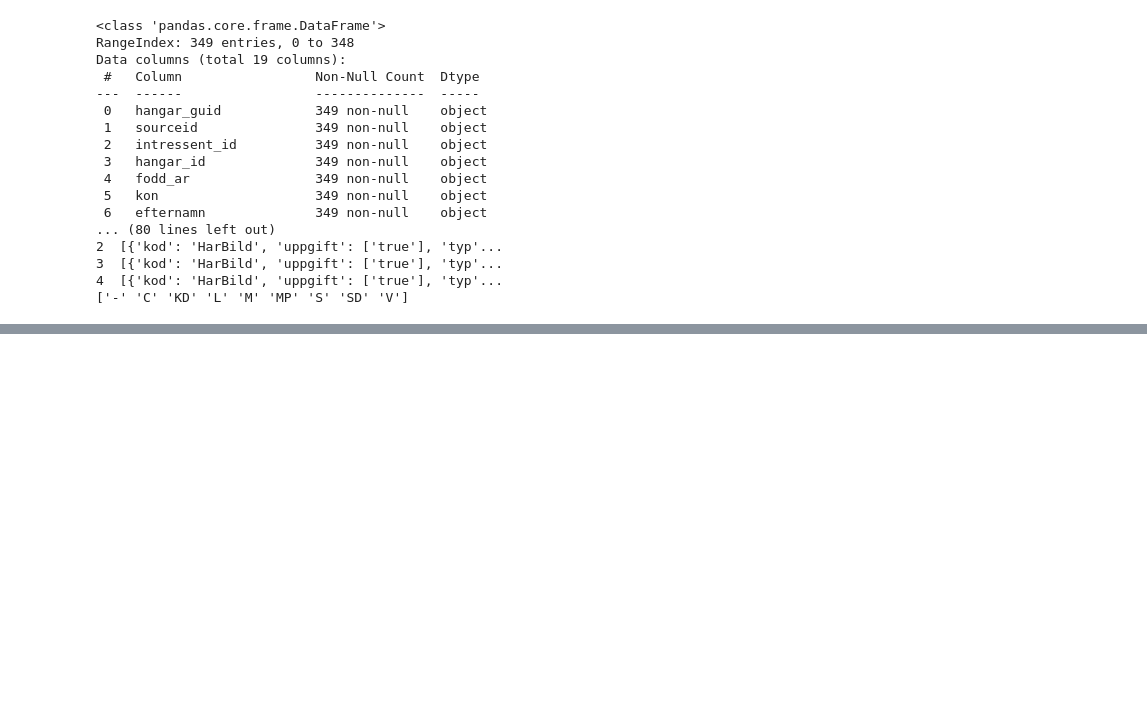
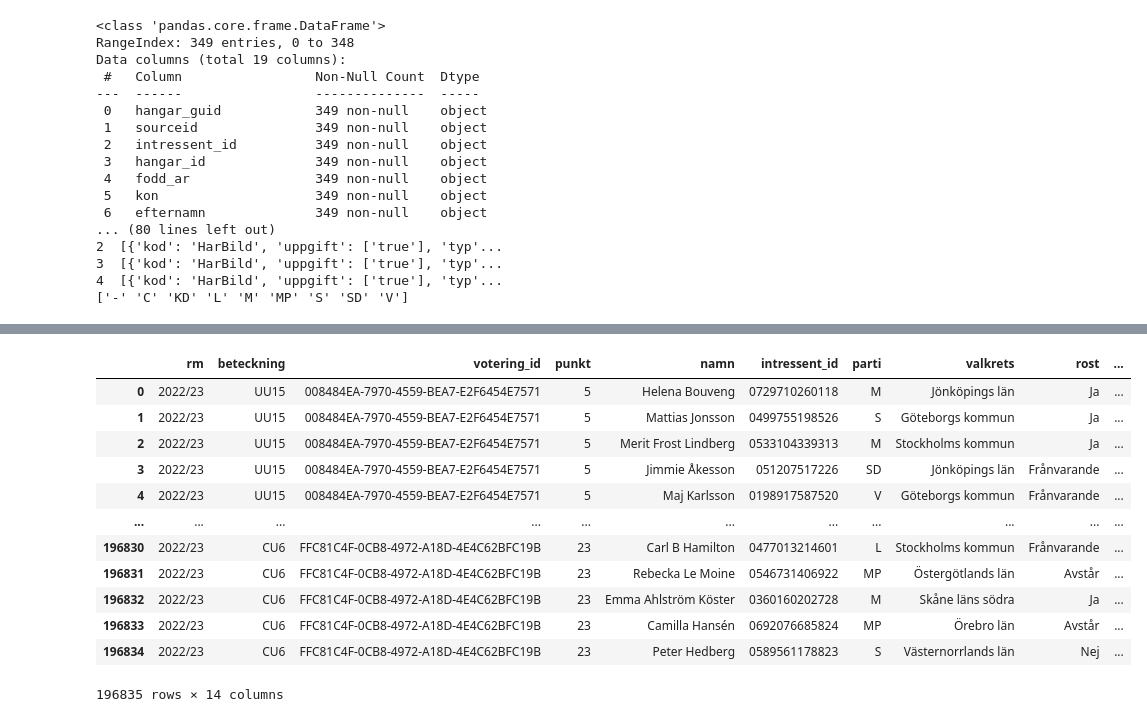
Before and after one commit to Marchant01/Parl-Check, a Jupyter notebook: notebook.ipynb, the cells around one changed output, grey strips where cells are left out. Saved outputs shown, nothing was run; the diff lists cells and outputs as text; code cells hidden in the pictures; blank space fills up the shorter version.

```diff
--- a/notebook.ipynb
+++ b/notebook.ipynb
@@ -32,0 +91,39 @@ Data columns (total 19 columns):
+# %%
+votering_columns = [
+    'rm',
+    'beteckning',
+    'votering_id',
+    'punkt',
+    'namn',
+    'intressent_id',
+    'parti',
+    'valkrets',
+    'rost',
+    'avser',
+    'banknummer',
+    'kön',
+    'fodd',
+    'system_datum'
+]
+votering_202223 = pd.read_csv(
+    'documents/votering-202223.csv',
+    header=0,
+    names=votering_columns,
+    dtype={ 'intressent_id': 'string' }
+)
+
+votering_202223
+# %% [output]
+|  | rm | beteckning | votering_id | punkt | namn | intressent_id | parti | valkrets | rost | ... |
+| 0 | 2022/23 | UU15 | 008484EA-7970-4559-BEA7-E2F6454E7571 | 5 | Helena Bouveng | 0729710260118 | M | Jönköpings län | Ja | ... |
+| 1 | 2022/23 | UU15 | 008484EA-7970-4559-BEA7-E2F6454E7571 | 5 | Mattias Jonsson | 0499755198526 | S | Göteborgs kommun | Ja | ... |
+| 2 | 2022/23 | UU15 | 008484EA-7970-4559-BEA7-E2F6454E7571 | 5 | Merit Frost Lindberg | 0533104339313 | M | Stockholms kommun | Ja | ... |
+| 3 | 2022/23 | UU15 | 008484EA-7970-4559-BEA7-E2F6454E7571 | 5 | Jimmie Åkesson | 051207517226 | SD | Jönköpings län | Frånvarande | ... |
+| 4 | 2022/23 | UU15 | 008484EA-7970-4559-BEA7-E2F6454E7571 | 5 | Maj Karlsson | 0198917587520 | V | Göteborgs kommun | Frånvarande | ... |
+| ... | ... | ... | ... | ... | ... | ... | ... | ... | ... | ... |
+| 196830 | 2022/23 | CU6 | FFC81C4F-0CB8-4972-A18D-4E4C62BFC19B | 23 | Carl B Hamilton | 0477013214601 | L | Stockholms kommun | Frånvarande | ... |
+| 196831 | 2022/23 | CU6 | FFC81C4F-0CB8-4972-A18D-4E4C62BFC19B | 23 | Rebecka Le Moine | 0546731406922 | MP | Östergötlands län | Avstår | ... |
+| 196832 | 2022/23 | CU6 | FFC81C4F-0CB8-4972-A18D-4E4C62BFC19B | 23 | Emma Ahlström Köster | 0360160202728 | M | Skåne läns södra | Ja | ... |
+| 196833 | 2022/23 | CU6 | FFC81C4F-0CB8-4972-A18D-4E4C62BFC19B | 23 | Camilla Hansén | 0692076685824 | MP | Örebro län | Avstår | ... |
+| 196834 | 2022/23 | CU6 | FFC81C4F-0CB8-4972-A18D-4E4C62BFC19B | 23 | Peter Hedberg | 0589561178823 | S | Västernorrlands län | Nej | ... |
+196835 rows × 14 columns
```
Also changed, not shown: parts of 5 cells of this notebook, 18 other files.
